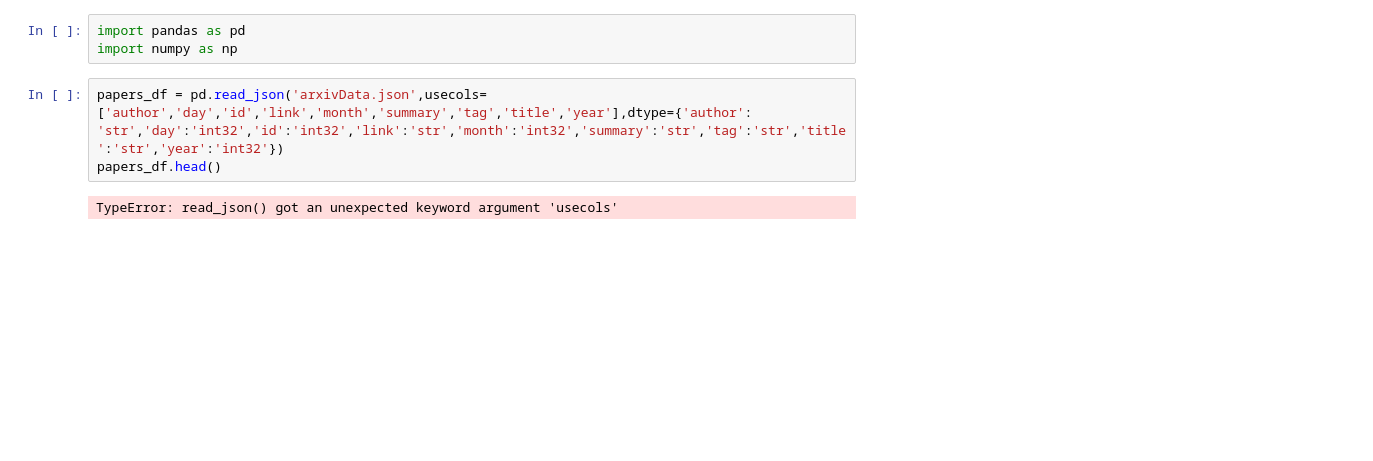
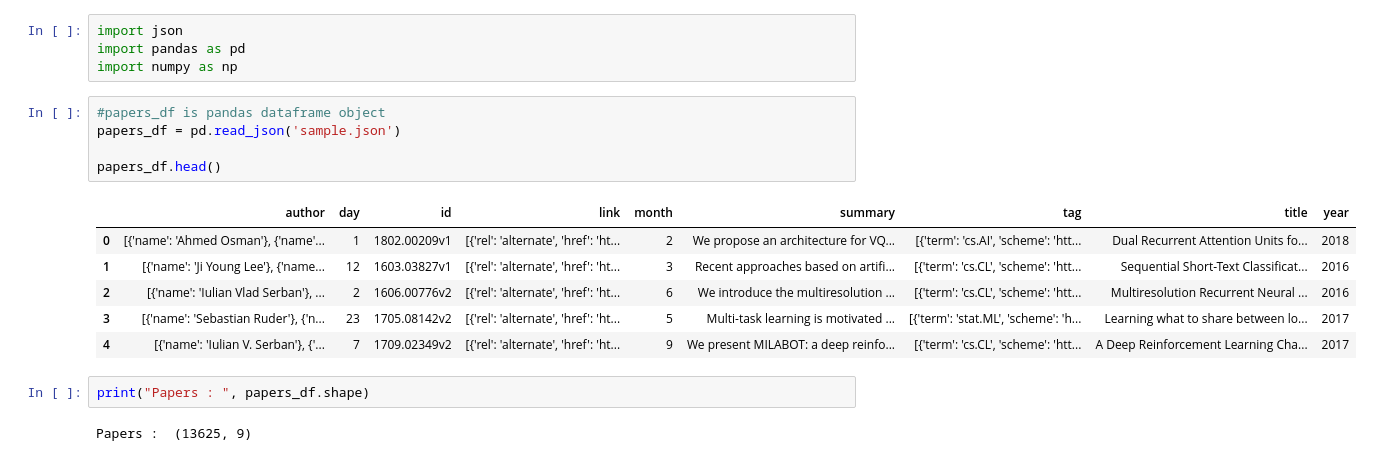
Before and after one commit to Veys101/Paper-Recommendation-Application, a Jupyter notebook: Paper_Recommendation_System.ipynb, the cells around one changed output. Cells and saved outputs as stored; diff of their text form; blank space fills up the shorter version.

```diff
--- a/Paper_Recommendation_System.ipynb
+++ b/Paper_Recommendation_System.ipynb
@@ -1,8 +1,20 @@
 # %%
+import json
 import pandas as pd
 import numpy as np
-# %%
-papers_df = pd.read_json('arxivData.json',usecols=['author','day','id','link','month','summary','tag','title','year'],dtype={'author': 'str','day':'int32','id':'int32','link':'str','month':'int32','summary':'str','tag':'str','title':'str','year':'int32'})
-papers_df.head()
-# %% [output]
-TypeError: read_json() got an unexpected keyword argument 'usecols'
+# %%
+#papers_df is pandas dataframe object
+papers_df = pd.read_json('sample.json')
+
+papers_df.head()
+# %% [output]
+|  | author | day | id | link | month | summary | tag | title | year |
+| 0 | [{'name': 'Ahmed Osman'}, {'name'... | 1 | 1802.00209v1 | [{'rel': 'alternate', 'href': 'ht... | 2 | We propose an architecture for VQ... | [{'term': 'cs.AI', 'scheme': 'htt... | Dual Recurrent Attention Units fo... | 2018 |
+| 1 | [{'name': 'Ji Young Lee'}, {'name... | 12 | 1603.03827v1 | [{'rel': 'alternate', 'href': 'ht... | 3 | Recent approaches based on artifi... | [{'term': 'cs.CL', 'scheme': 'htt... | Sequential Short-Text Classificat... | 2016 |
+| 2 | [{'name': 'Iulian Vlad Serban'}, ... | 2 | 1606.00776v2 | [{'rel': 'alternate', 'href': 'ht... | 6 | We introduce the multiresolution ... | [{'term': 'cs.CL', 'scheme': 'htt... | Multiresolution Recurrent Neural ... | 2016 |
+| 3 | [{'name': 'Sebastian Ruder'}, {'n... | 23 | 1705.08142v2 | [{'rel': 'alternate', 'href': 'ht... | 5 | Multi-task learning is motivated ... | [{'term': 'stat.ML', 'scheme': 'h... | Learning what to share between lo... | 2017 |
+| 4 | [{'name': 'Iulian V. Serban'}, {'... | 7 | 1709.02349v2 | [{'rel': 'alternate', 'href': 'ht... | 9 | We present MILABOT: a deep reinfo... | [{'term': 'cs.CL', 'scheme': 'htt... | A Deep Reinforcement Learning Cha... | 2017 |
+# %%
+print("Papers : ", papers_df.shape)
+# %% [output]
+Papers :  (13625, 9)
```
Also changed, not shown: parts of 13 cells of this notebook, 1 other file.
